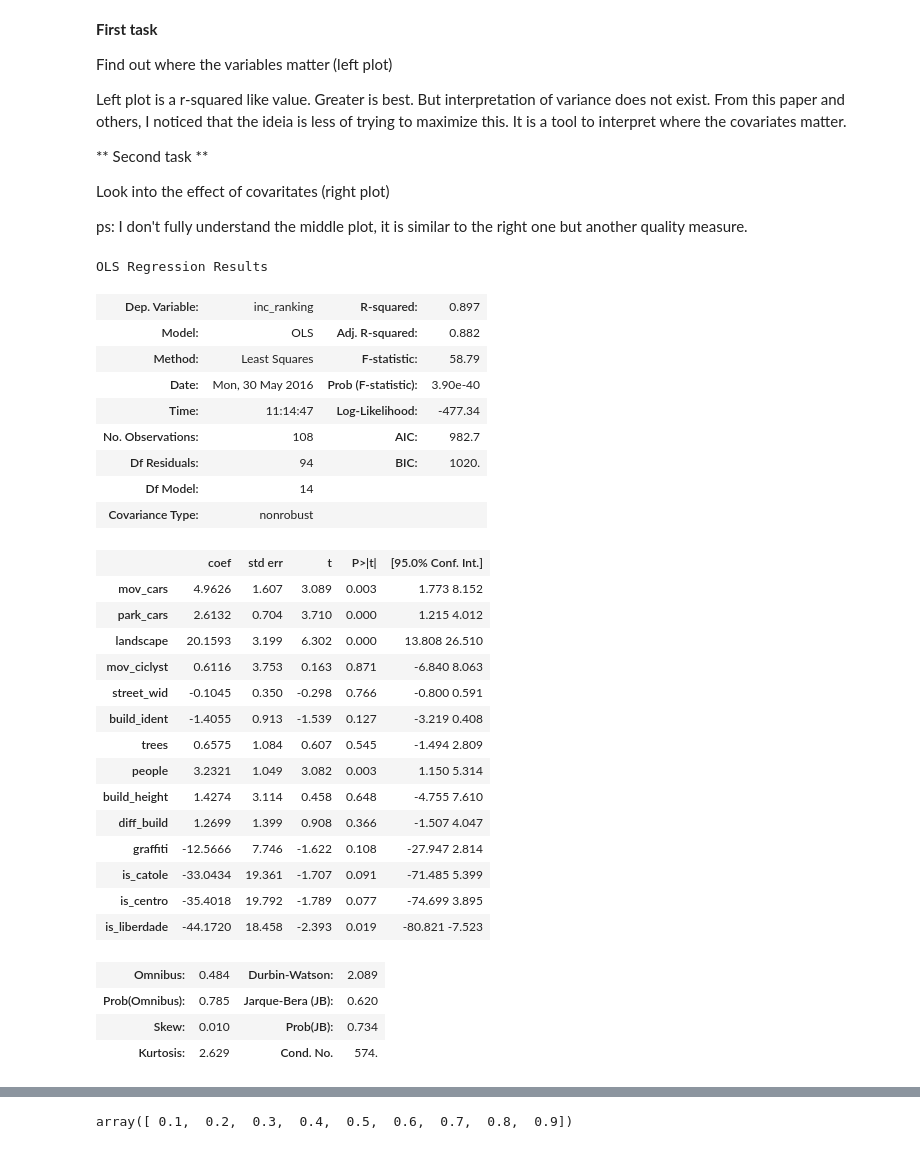
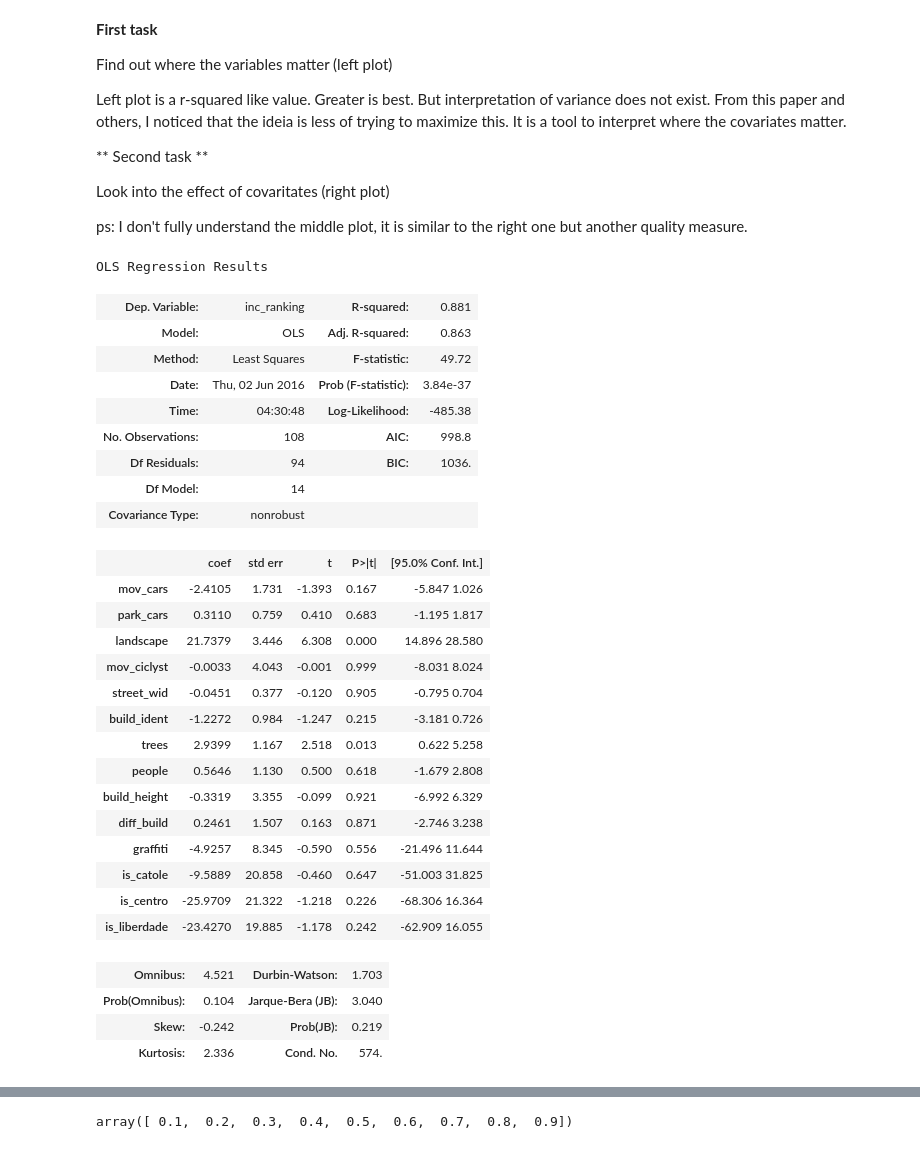
Before and after one commit to davidcmm/campinaPulse, a Jupyter notebook: scripts/analise/dadosNov15/usuarios/quantile/QuantileRegrBestRankingImages_FixSort_FinalCSCW.ipynb, the cells around one changed output, grey strips where cells are left out. Cells and saved outputs as stored; diff of their text form; code cells hidden in the pictures.

```diff
--- a/scripts/analise/dadosNov15/usuarios/quantile/QuantileRegrBestRankingImages_FixSort_FinalCSCW.ipynb
+++ b/scripts/analise/dadosNov15/usuarios/quantile/QuantileRegrBestRankingImages_FixSort_FinalCSCW.ipynb
@@ -81,51 +81,51 @@ ps: I don't fully understand the middle plot, it is similar to the right one but
 #Image(filename='ex3.png')
 # %%
 import statsmodels.api as sm
-df = pd.read_csv('safety.dat', sep=' ')
+df = pd.read_csv('pleasantness.dat', sep=' ')
 df['graffiti'] = np.array(df['graffiti'] == 'Yes', dtype='d')
 features = ['mov_cars', 'park_cars', 'landscape',
             'mov_ciclyst', 'street_wid', 'build_ident', 'trees',
             'people', 'build_height', 'diff_build', 'graffiti']
 df['build_height'] = np.log2(df['build_height'] + 1)
 
 X = pd.DataFrame(df[features].copy(), columns=features)
 X['is_catole'] = np.array(df['bairro'] == 'catole', dtype='d')
 X['is_centro'] = np.array(df['bairro'] == 'centro', dtype='d')
 X['is_liberdade'] = np.array(df['bairro'] == 'liberdade', dtype='d')
 #X = sm.add_constant(X)
 y = pd.DataFrame(rankdata(df['V3.Geral'].values), columns=['inc_ranking'])
 model = OLS(y, X, hasconst=False).fit()
 model.summary()
 # %% [output]
 OLS Regression Results
-| Dep. Variable: | inc_ranking | R-squared: | 0.897 |
-| Model: | OLS | Adj. R-squared: | 0.882 |
-| Method: | Least Squares | F-statistic: | 58.79 |
-| Date: | Mon, 30 May 2016 | Prob (F-statistic): | 3.90e-40 |
-| Time: | 11:14:47 | Log-Likelihood: | -477.34 |
-| No. Observations: | 108 | AIC: | 982.7 |
-| Df Residuals: | 94 | BIC: | 1020. |
+| Dep. Variable: | inc_ranking | R-squared: | 0.881 |
+| Model: | OLS | Adj. R-squared: | 0.863 |
+| Method: | Least Squares | F-statistic: | 49.72 |
+| Date: | Thu, 02 Jun 2016 | Prob (F-statistic): | 3.84e-37 |
+| Time: | 04:30:48 | Log-Likelihood: | -485.38 |
+| No. Observations: | 108 | AIC: | 998.8 |
+| Df Residuals: | 94 | BIC: | 1036. |
 | Df Model: | 14 |  |  |
 | Covariance Type: | nonrobust |  |  |
 |  | coef | std err | t | P>|t| | [95.0% Conf. Int.] |
-| mov_cars | 4.9626 | 1.607 | 3.089 | 0.003 | 1.773 8.152 |
-| park_cars | 2.6132 | 0.704 | 3.710 | 0.000 | 1.215 4.012 |
-| landscape | 20.1593 | 3.199 | 6.302 | 0.000 | 13.808 26.510 |
-| mov_ciclyst | 0.6116 | 3.753 | 0.163 | 0.871 | -6.840 8.063 |
-| street_wid | -0.1045 | 0.350 | -0.298 | 0.766 | -0.800 0.591 |
-| build_ident | -1.4055 | 0.913 | -1.539 | 0.127 | -3.219 0.408 |
-| trees | 0.6575 | 1.084 | 0.607 | 0.545 | -1.494 2.809 |
-| people | 3.2321 | 1.049 | 3.082 | 0.003 | 1.150 5.314 |
-| build_height | 1.4274 | 3.114 | 0.458 | 0.648 | -4.755 7.610 |
-| diff_build | 1.2699 | 1.399 | 0.908 | 0.366 | -1.507 4.047 |
-| graffiti | -12.5666 | 7.746 | -1.622 | 0.108 | -27.947 2.814 |
-| is_catole | -33.0434 | 19.361 | -1.707 | 0.091 | -71.485 5.399 |
-| is_centro | -35.4018 | 19.792 | -1.789 | 0.077 | -74.699 3.895 |
-| is_liberdade | -44.1720 | 18.458 | -2.393 | 0.019 | -80.821 -7.523 |
+| mov_cars | -2.4105 | 1.731 | -1.393 | 0.167 | -5.847 1.026 |
+| park_cars | 0.3110 | 0.759 | 0.410 | 0.683 | -1.195 1.817 |
+| landscape | 21.7379 | 3.446 | 6.308 | 0.000 | 14.896 28.580 |
+| mov_ciclyst | -0.0033 | 4.043 | -0.001 | 0.999 | -8.031 8.024 |
+| street_wid | -0.0451 | 0.377 | -0.120 | 0.905 | -0.795 0.704 |
+| build_ident | -1.2272 | 0.984 | -1.247 | 0.215 | -3.181 0.726 |
+| trees | 2.9399 | 1.167 | 2.518 | 0.013 | 0.622 5.258 |
+| people | 0.5646 | 1.130 | 0.500 | 0.618 | -1.679 2.808 |
+| build_height | -0.3319 | 3.355 | -0.099 | 0.921 | -6.992 6.329 |
+| diff_build | 0.2461 | 1.507 | 0.163 | 0.871 | -2.746 3.238 |
+| graffiti | -4.9257 | 8.345 | -0.590 | 0.556 | -21.496 11.644 |
+| is_catole | -9.5889 | 20.858 | -0.460 | 0.647 | -51.003 31.825 |
+| is_centro | -25.9709 | 21.322 | -1.218 | 0.226 | -68.306 16.364 |
+| is_liberdade | -23.4270 | 19.885 | -1.178 | 0.242 | -62.909 16.055 |
-| Omnibus: | 0.484 | Durbin-Watson: | 2.089 |
-| Prob(Omnibus): | 0.785 | Jarque-Bera (JB): | 0.620 |
-| Skew: | 0.010 | Prob(JB): | 0.734 |
-| Kurtosis: | 2.629 | Cond. No. | 574. |
+| Omnibus: | 4.521 | Durbin-Watson: | 1.703 |
+| Prob(Omnibus): | 0.104 | Jarque-Bera (JB): | 3.040 |
+| Skew: | -0.242 | Prob(JB): | 0.219 |
+| Kurtosis: | 2.336 | Cond. No. | 574. |
 # %%
 X = pd.DataFrame(df[features].copy(), columns=features)
 X['is_catole'] = np.array(df['bairro'] == 'catole', dtype='d')
```
Also changed, not shown: parts of 4 cells of this notebook, 1 other file.
